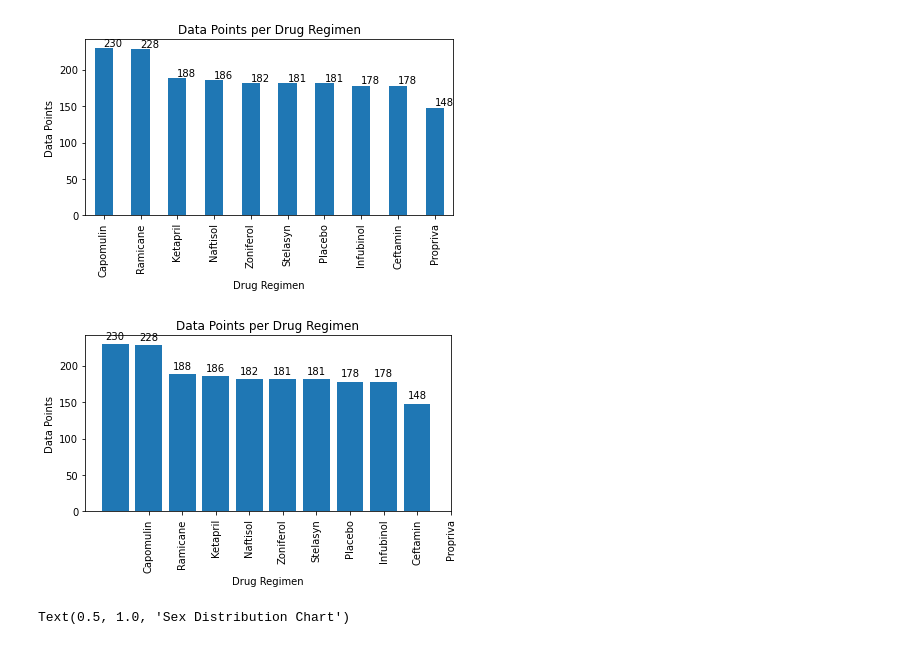
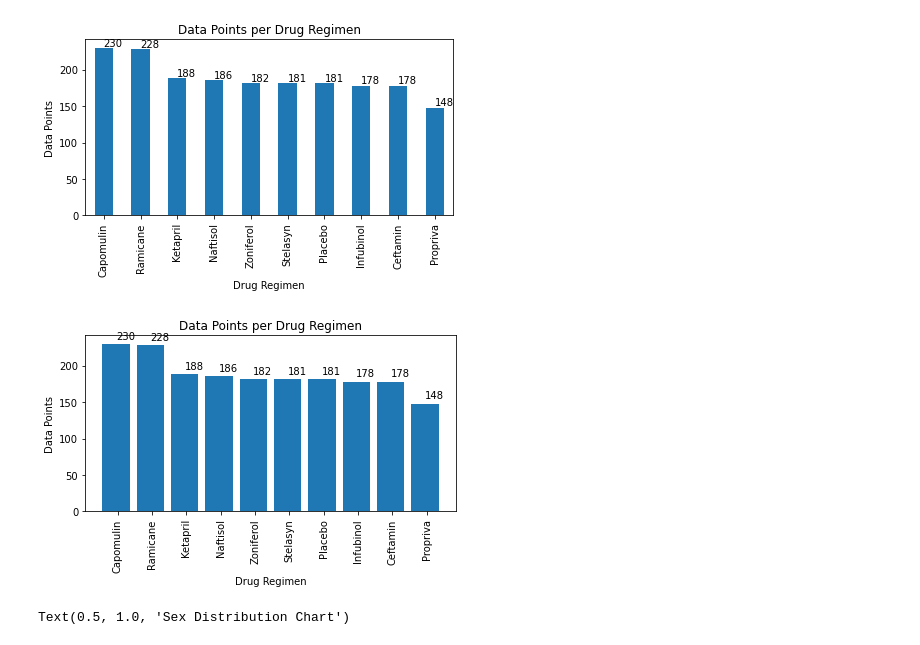
Before and after one commit to Candy-Capilla/Pymaceuticals_dataset, a Jupyter notebook: Pymaceuticals.ipynb, the cells around one changed output. Saved outputs shown, nothing was run; the diff lists cells and outputs as text; code cells hidden in the pictures.

```diff
--- a/Pymaceuticals.ipynb
+++ b/Pymaceuticals.ipynb
@@ -152,43 +152,31 @@ plt.tight_layout()
 # %%
 # Generate a bar plot showing the total number of mice for each treatment throughout the course of the study using pyplot.
 drug_data = cleaned_mouse_df.sort_values("Drug Regimen")["Drug Regimen"].value_counts()
-
 drug_names = cleaned_mouse_df.sort_values("Drug Regimen")["Drug Regimen"].unique()
-
-
 index= np.arange(len(drug_data.index))
-
-width= 1
+width= 0.1
 fig, ax = plt.subplots()
-drugs1 = ax.bar(index - width, drug_data)
-
+drugs1 = ax.bar(index - width/2, drug_data)
 ax.set_ylabel("Data Points")
 ax.set_xlabel("Drug Regimen")
 ax.set_title("Data Points per Drug Regimen")
 ax.set_xticks(index)
 plt.xticks(rotation=90)
 ax.set_xticklabels(drug_data.index)
-
 def autolabel(drugs, xpos='center'):
-
-    ha = {'center': 'center', 'right': 'left', 'left': 'right'}
+    ha = {'center': 'center', 'center': 'left', 'left': 'right'}
     offset = {'center': 0, 'right': 1, 'left': -1}
-
     for drug in drugs:
         height = drug.get_height()
         ax.annotate('{}'.format(height),
-                    xy=(drug.get_x() + drug.get_width() / 2, height),
+                    xy=(drug.get_x() + drug.get_width()/2, height),
                     xytext=(offset[xpos]*3, 3),  # use 3 points offset
-                    textcoords="offset points",  # in both directions
+                    textcoords="offset pixels",  # in both directions
                     ha=ha[xpos], va='bottom')
-
-
 autolabel(drugs1)
-
-
 fig.tight_layout()
 # %% [output]
-[figure, old version]
+[figure, new version]
 # %%
 # Generate a pie plot showing the distribution of female versus male mice using pandas
 male_mouse = cleaned_mouse_df.loc[cleaned_mouse_df["Sex"]=="Male", "Mouse ID"].nunique()
```
Also changed, not shown: parts of 1 cell of this notebook.
